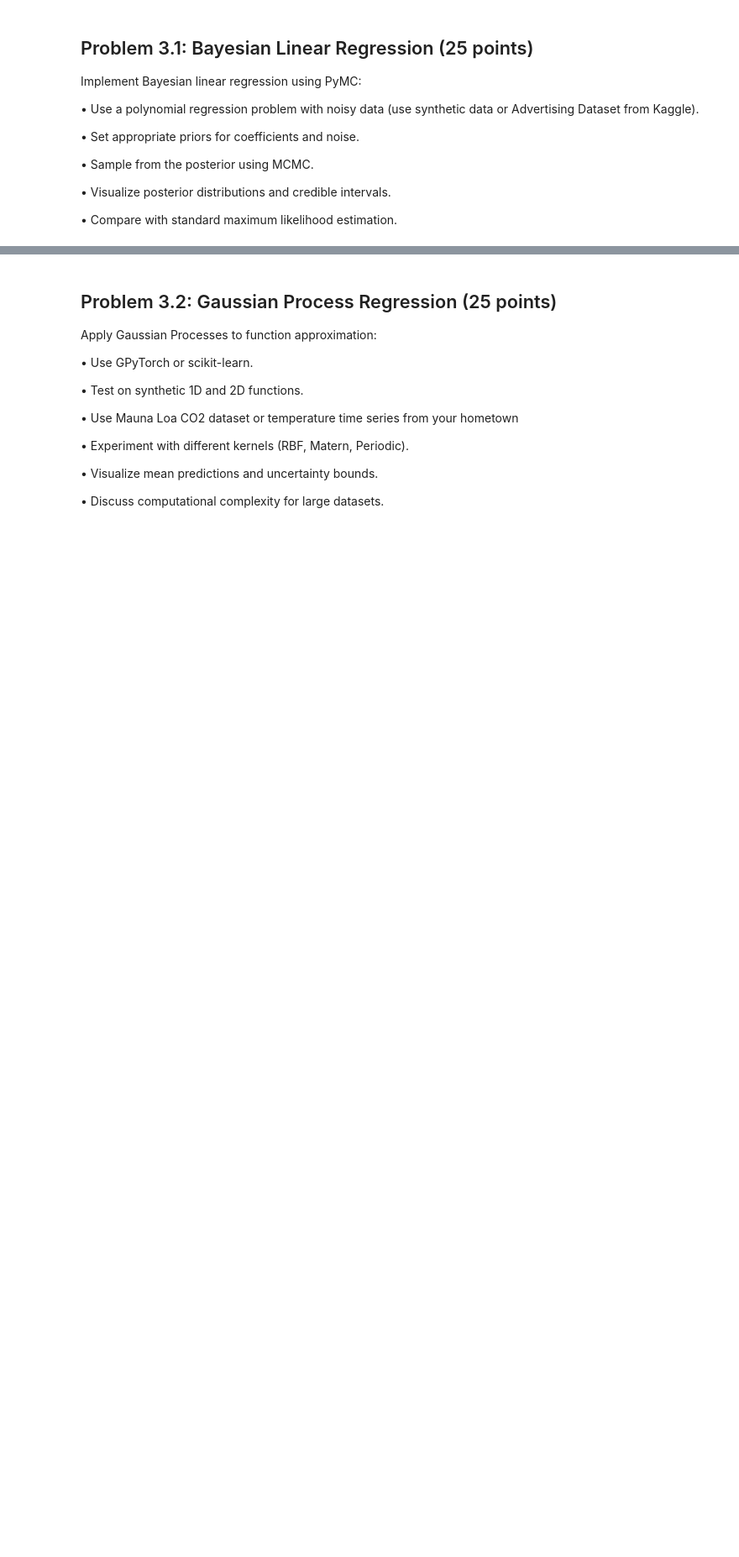
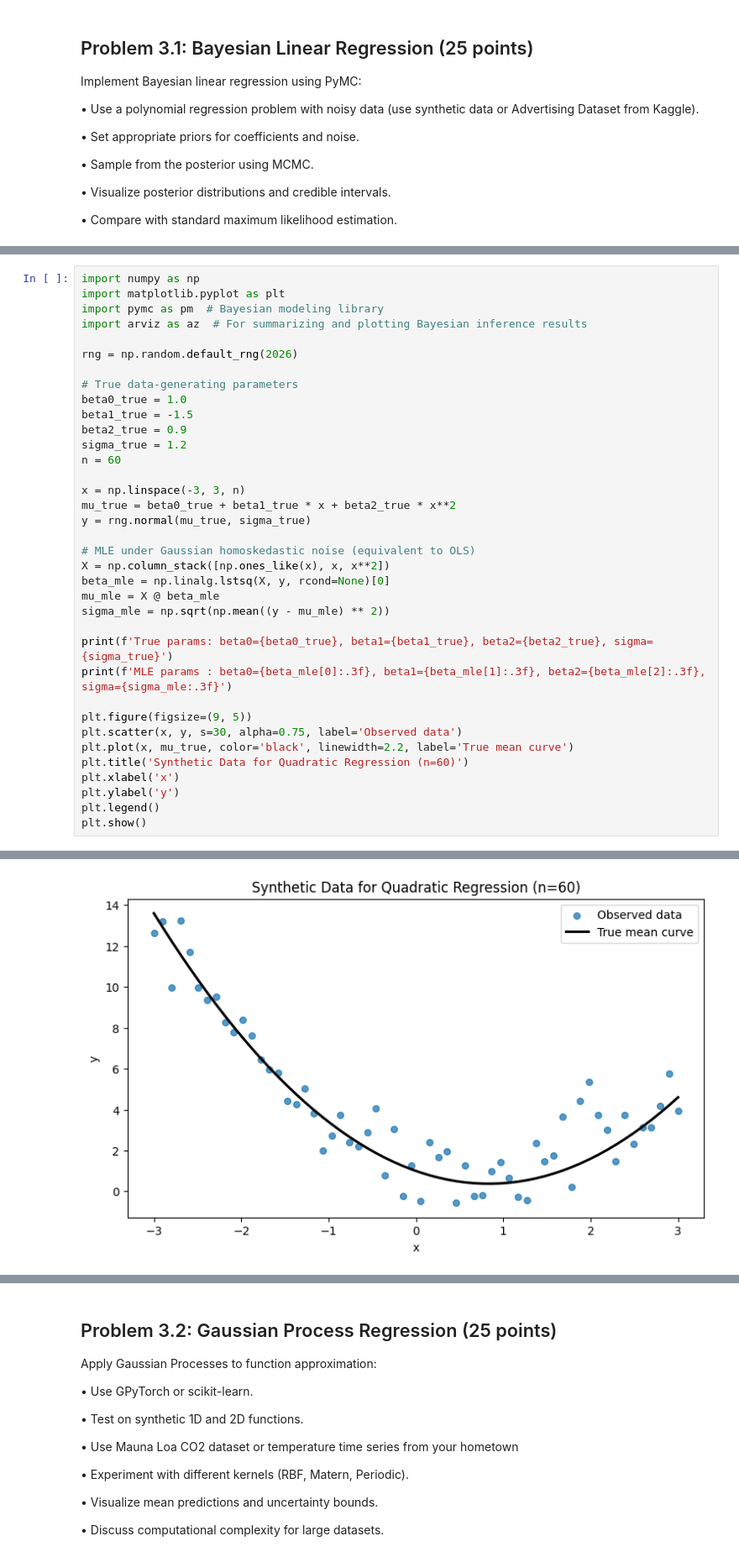
Before and after one commit to tomaszsrebniak/ML_for_data_analytics, a Jupyter notebook: Assignment3/List3.ipynb, the cells around one changed output, grey strips where cells are left out. Shown at 84% size. Saved outputs shown, nothing was run; the diff lists cells and outputs as text; blank space fills up the shorter version.

```diff
--- a/Assignment3/List3.ipynb
+++ b/Assignment3/List3.ipynb
@@ -19,0 +38,37 @@ SEED = 123
+# %%
+import numpy as np
+import matplotlib.pyplot as plt
+import pymc as pm  # Bayesian modeling library
+import arviz as az  # For summarizing and plotting Bayesian inference results
+
+rng = np.random.default_rng(2026)
+
+# True data-generating parameters
+beta0_true = 1.0
+beta1_true = -1.5
+beta2_true = 0.9
+sigma_true = 1.2
+n = 60
+
+x = np.linspace(-3, 3, n)
+mu_true = beta0_true + beta1_true * x + beta2_true * x**2
+y = rng.normal(mu_true, sigma_true)
+
+# MLE under Gaussian homoskedastic noise (equivalent to OLS)
+X = np.column_stack([np.ones_like(x), x, x**2])
+beta_mle = np.linalg.lstsq(X, y, rcond=None)[0]
+mu_mle = X @ beta_mle
+sigma_mle = np.sqrt(np.mean((y - mu_mle) ** 2))
+
+print(f'True params: beta0={beta0_true}, beta1={beta1_true}, beta2={beta2_true}, sigma={sigma_true}')
+print(f'MLE params : beta0={beta_mle[0]:.3f}, beta1={beta_mle[1]:.3f}, beta2={beta_mle[2]:.3f}, sigma={sigma_mle:.3f}')
+
+plt.figure(figsize=(9, 5))
+plt.scatter(x, y, s=30, alpha=0.75, label='Observed data')
+plt.plot(x, mu_true, color='black', linewidth=2.2, label='True mean curve')
+plt.title('Synthetic Data for Quadratic Regression (n=60)')
+plt.xlabel('x')
+plt.ylabel('y')
+plt.legend()
+plt.show()
+# %% [output]
@@ -19,0 +81 @@ SEED = 123
+[figure, added]
```
Also changed, not shown: parts of 8 cells of this notebook, 1 other file.
